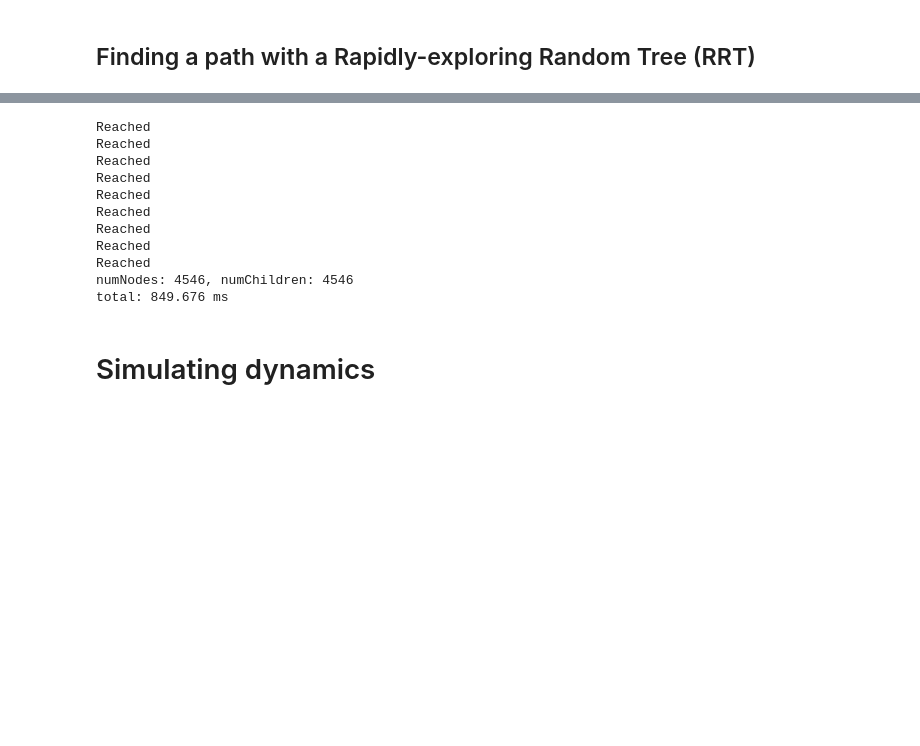
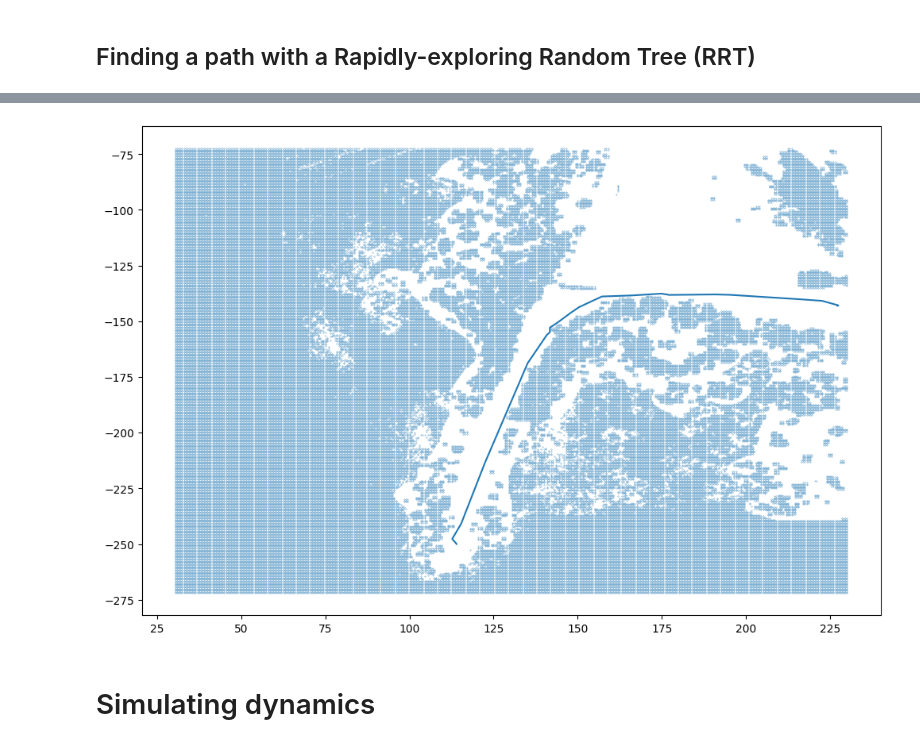
Before and after one commit to Antoine-Bergerault/OCRL-Project, a Jupyter notebook: main.ipynb, the cells around one changed output, grey strips where cells are left out. Drawn from its saved outputs; the diff is of its cells as text; code cells hidden in the pictures; blank space fills up the shorter version.

```diff
--- a/main.ipynb
+++ b/main.ipynb
@@ -49,20 +67,19 @@ rrt_sharp.set_stop_radius(5.0)
 # %%
-# Run RRT
+traj_x = np.array(list(rrt_sharp.get_trajectory_x()))
+traj_y = np.array(list(rrt_sharp.get_trajectory_y()))
 
-rrt_sharp.init()
-rrt_sharp.run()
+search_space_x = list(rrt_sharp.get_search_space_x())
+search_space_y = list(rrt_sharp.get_search_space_y())
+
+fig = plt.gcf()
+fig.set_size_inches(12, 8)
+
+plt.scatter(search_space_x, search_space_y, s=0.05)
+
+plt.plot(traj_x, traj_y)
+plt.show()
 # %% [output]
-Reached
-Reached
-Reached
-Reached
-Reached
-Reached
-Reached
-Reached
-Reached
-numNodes: 4546, numChildren: 4546
-total: 849.676 ms
+[figure, added]
 # %% [markdown]
 # Simulating dynamics
 # %%
```
Also changed, not shown: parts of 7 cells of this notebook, 1 other file.
